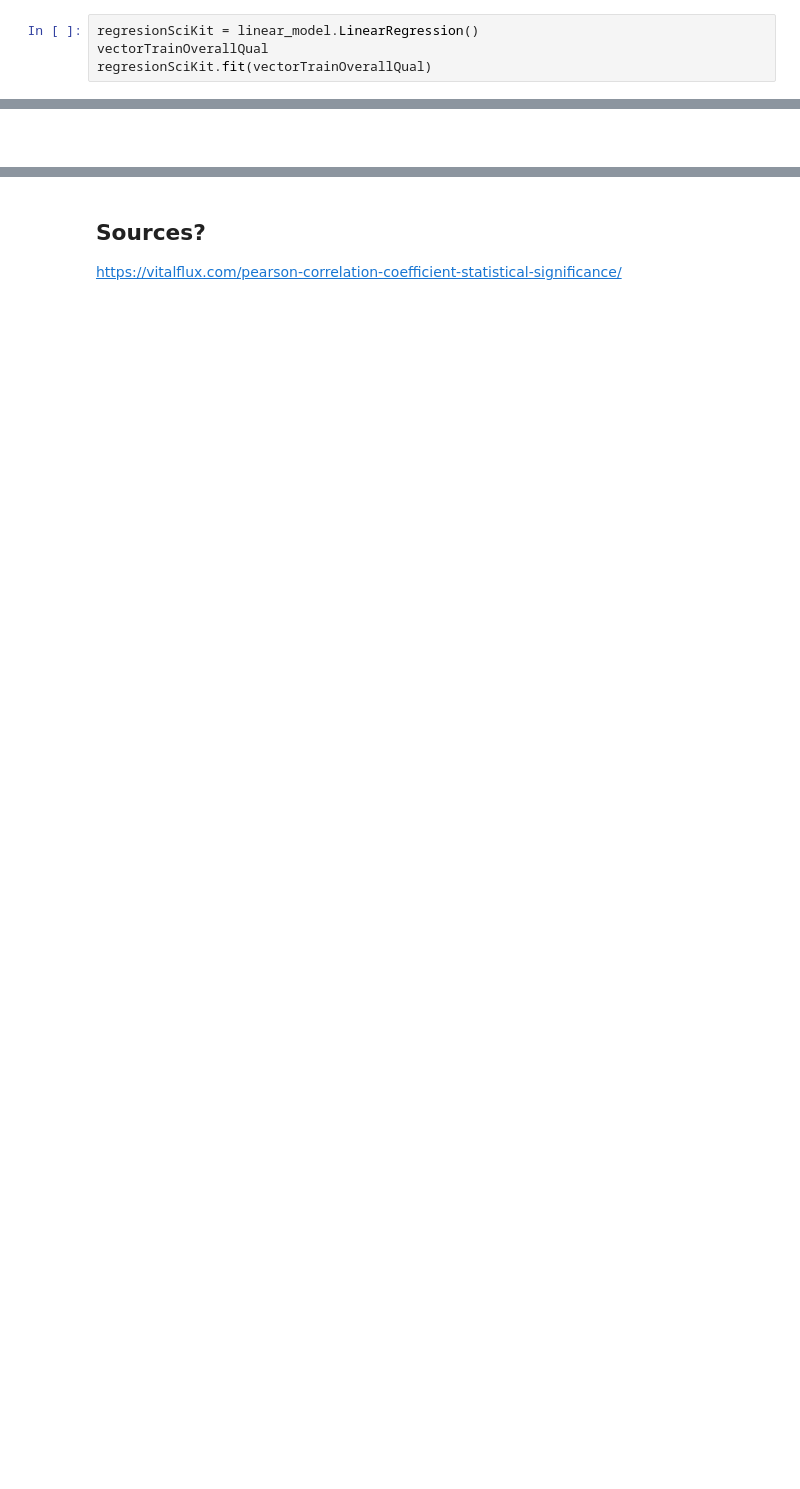
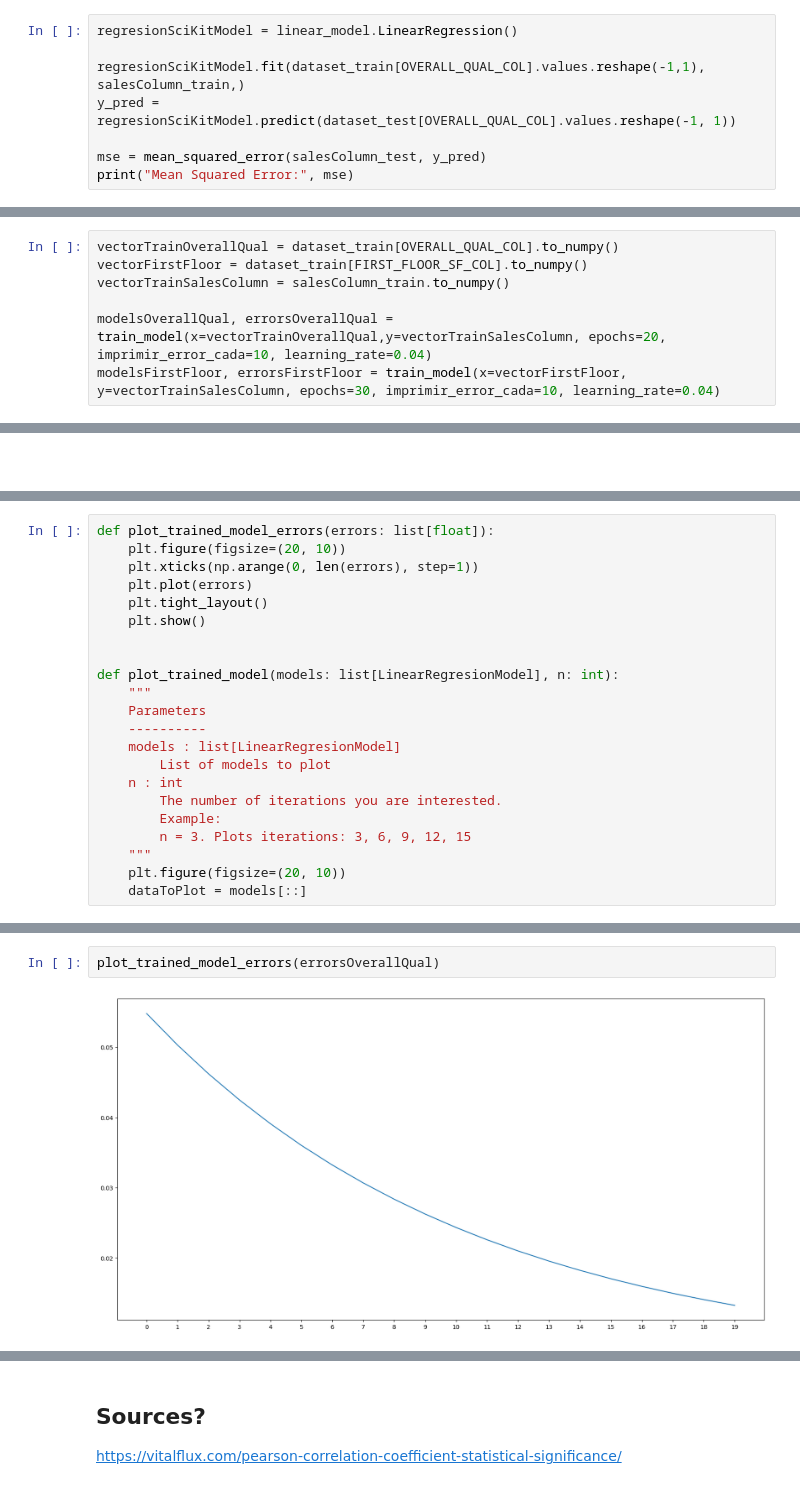
Before and after one commit to ochamodev/DS_Proyecto1_19001395_V, a Jupyter notebook: project1_code.ipynb, the cells around one changed output, grey strips where cells are left out. Saved outputs shown, nothing was run; the diff lists cells and outputs as text; blank space fills up the shorter version.

Commit message:
feat: Define functions for plotting models

```diff
--- a/project1_code.ipynb
+++ b/project1_code.ipynb
@@ -451,5 +436,9 @@ Obtained error in iteration 80: 0.004601195051019315
 # %%
-regresionSciKit = linear_model.LinearRegression()
-vectorTrainOverallQual
-regresionSciKit.fit(vectorTrainOverallQual)
+regresionSciKitModel = linear_model.LinearRegression()
+
+regresionSciKitModel.fit(dataset_train[OVERALL_QUAL_COL].values.reshape(-1,1), salesColumn_train,)
+y_pred = regresionSciKitModel.predict(dataset_test[OVERALL_QUAL_COL].values.reshape(-1, 1))
+
+mse = mean_squared_error(salesColumn_test, y_pred)
+print("Mean Squared Error:", mse)
 # %% [output]
@@ -457,0 +446,7 @@ ValueError: X has 292 features, but LinearRegression is expecting 1168 features
+# %%
+vectorTrainOverallQual = dataset_train[OVERALL_QUAL_COL].to_numpy()
+vectorFirstFloor = dataset_train[FIRST_FLOOR_SF_COL].to_numpy()
+vectorTrainSalesColumn = salesColumn_train.to_numpy()
+
+modelsOverallQual, errorsOverallQual = train_model(x=vectorTrainOverallQual,y=vectorTrainSalesColumn, epochs=20, imprimir_error_cada=10, learning_rate=0.04)
+modelsFirstFloor, errorsFirstFloor = train_model(x=vectorFirstFloor, y=vectorTrainSalesColumn, epochs=30, imprimir_error_cada=10, learning_rate=0.04)
@@ -459,0 +463,22 @@ ValueError: X has 292 features, but LinearRegression is expecting 1168 features
+# %%
+def plot_trained_model_errors(errors: list[float]):
+    plt.figure(figsize=(20, 10))
+    plt.xticks(np.arange(0, len(errors), step=1))
+    plt.plot(errors)
+    plt.tight_layout()
+    plt.show()
+
+
+def plot_trained_model(models: list[LinearRegresionModel], n: int):
+    """
+    Parameters
+    ----------
+    models : list[LinearRegresionModel]
+        List of models to plot
+    n : int
+        The number of iterations you are interested.
+        Example:
+        n = 3. Plots iterations: 3, 6, 9, 12, 15
+    """
+    plt.figure(figsize=(20, 10))
+    dataToPlot = models[::]
@@ -459,0 +487,4 @@ ValueError: X has 292 features, but LinearRegression is expecting 1168 features
+# %%
+plot_trained_model_errors(errorsOverallQual)
+# %% [output]
+[figure, added]
```
Also changed, not shown: parts of 8 cells of this notebook.
